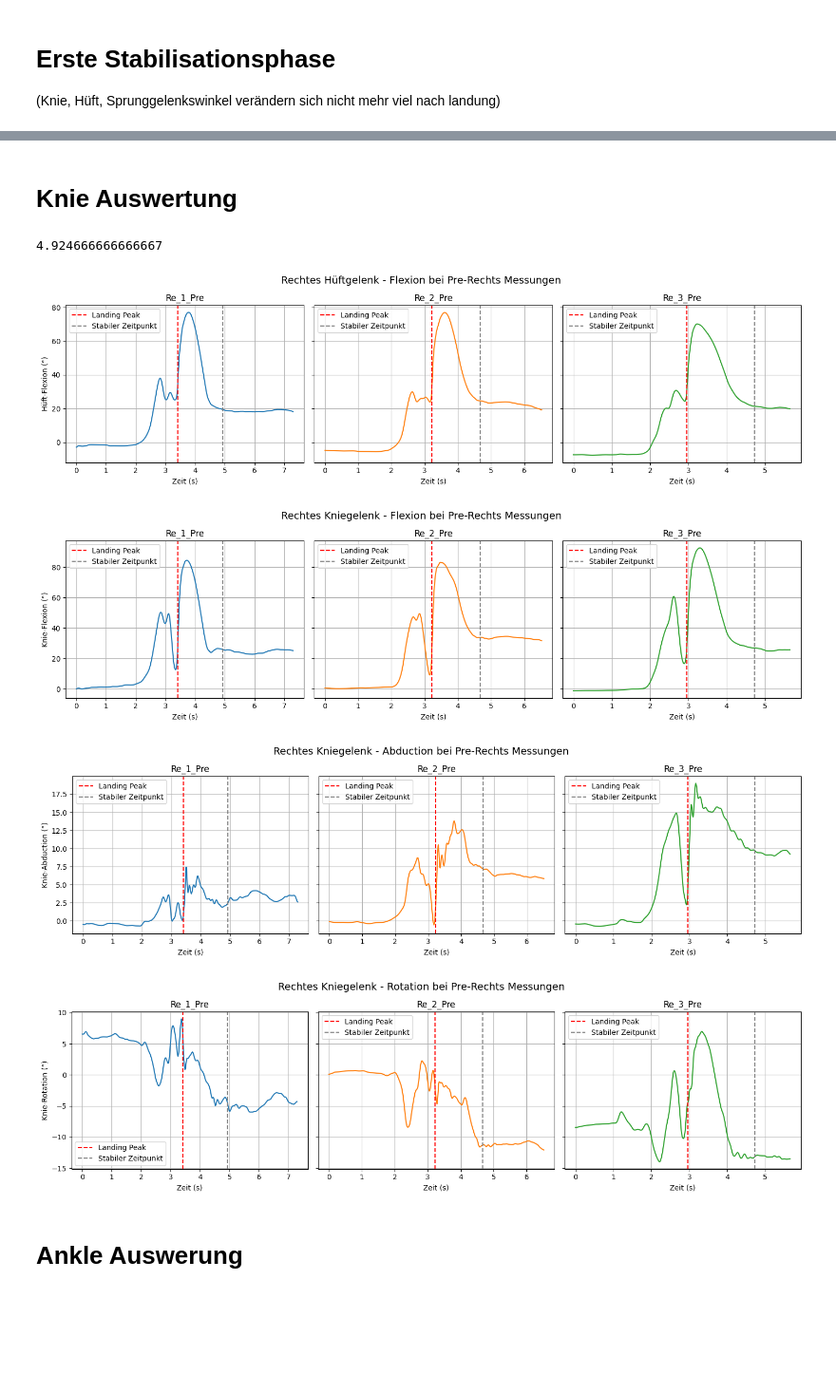
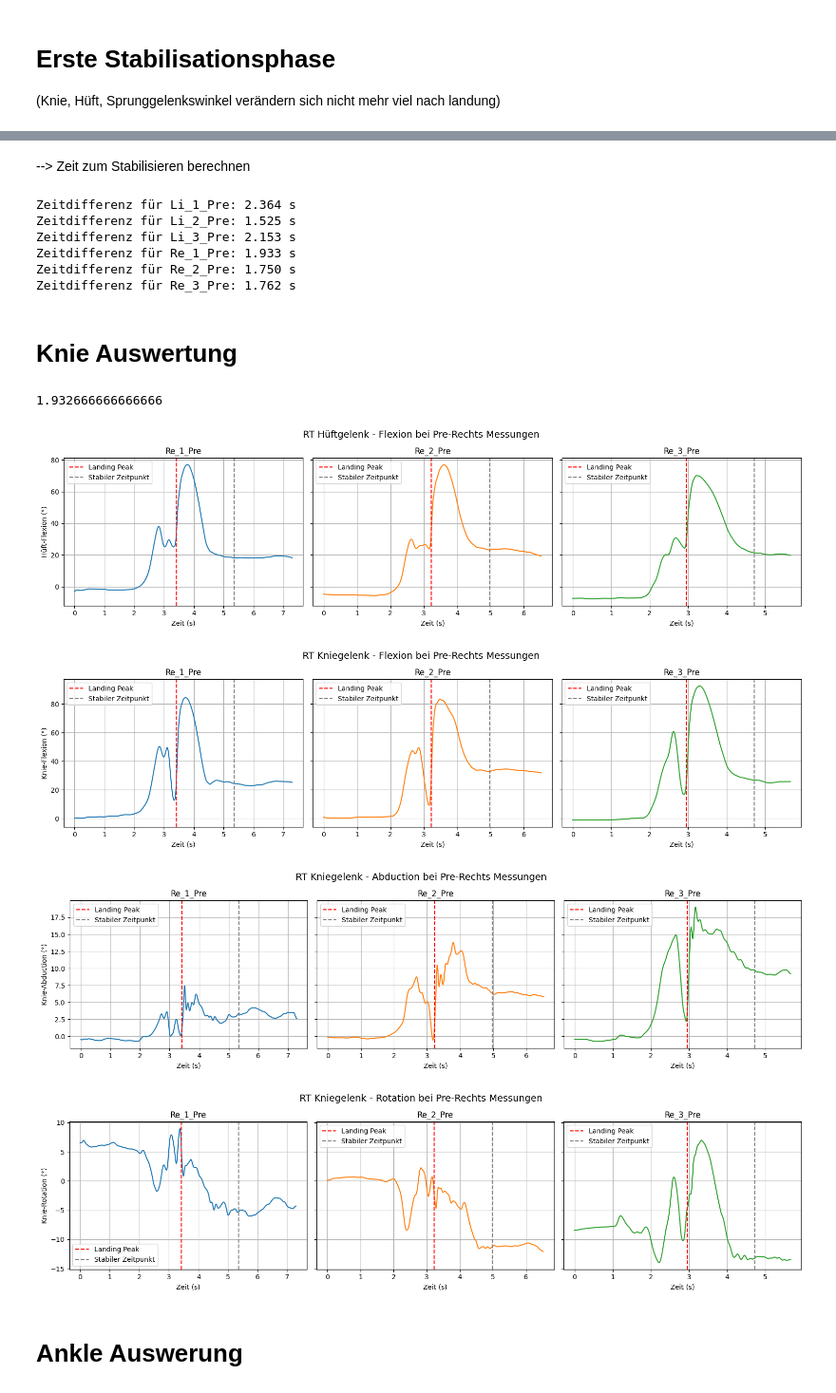
Before and after one commit to TillSchroeter/BewA_Stability, a Jupyter notebook: IMU_Auswertung.ipynb, the cells around one changed output, grey strips where cells are left out. Shown at 95% size. Drawn from its saved outputs; the diff is of its cells as text; code cells hidden in the pictures; blank space fills up the shorter version.

```diff
--- a/IMU_Auswertung.ipynb
+++ b/IMU_Auswertung.ipynb
@@ -204,9 +204,9 @@ C_Daten_file_map = {
 }
 
 landing_peaks = {
-    "Li_1_Pre": 3,
-    "Li_2_Pre": 3,
-    "Li_3_Pre": 3,
+    "Li_1_Pre": 3.241,
+    "Li_2_Pre": 2.769,
+    "Li_3_Pre": 3.545,
     "Re_1_Pre": 3.418,
     "Re_2_Pre": 3.223,
     "Re_3_Pre": 2.963,
@@ -257,7 +257,7 @@ columns_to_extract = [
     "Noraxon MyoMotion-Segments-Upper spine-RT Rotation (deg)"
 ]
 
-
+keys = ("Li_1_Pre", "Li_2_Pre", "Li_3_Pre","Re_1_Pre","Re_2_Pre","Re_3_Pre")
 
 # Datenstruktur mit Landepunkt
 data = {}
@@ -379,24 +427,47 @@ Stabiler Zeitpunkt für Re_3_Pre (RT Ankle Dorsiflexion (deg)): 4.322 s
+# %% [markdown]
+--> Zeit zum Stabilisieren berechnen
+# %%
+# Differenz zwischen peak time und stable time
+
+for key in keys:
+    peak_time = data[key]["landing_peak_time"]
+    stable_time = data[key]["stable_time"]
+
+    time_difference = stable_time - peak_time
+    # Hier kannst du die Zeitdifferenz speichern oder weiterverarbeiten
+    data[key]["time_difference"] = time_difference
+    print(f"Zeitdifferenz für {key}: {time_difference:.3f} s")
+# %% [output]
+Zeitdifferenz für Li_1_Pre: 2.364 s
+Zeitdifferenz für Li_2_Pre: 1.525 s
+Zeitdifferenz für Li_3_Pre: 2.153 s
+Zeitdifferenz für Re_1_Pre: 1.933 s
+Zeitdifferenz für Re_2_Pre: 1.750 s
+Zeitdifferenz für Re_3_Pre: 1.762 s
 # %% [markdown]
 # Knie Auswertung
 # %%
-print (data["Re_1_Pre"]["stable_time"])
+print (data["Re_1_Pre"]["time_difference"])
 # %% [output]
-4.924666666666667
+1.932666666666666
 # %%
 ### Plotten vom Kniegelenk
 
 # Keys und Farben für die Messungen
+direktion = "RT"
+# direktion = "LT"
 pre_re_keys = ["Re_1_Pre", "Re_2_Pre", "Re_3_Pre"]
+# pre_re_keys = ["Li_1_Pre", "Li_2_Pre", "Li_3_Pre"]
 colors = ['tab:blue', 'tab:orange', 'tab:green']
 
 ### Hüfte Flexion
 # Erstelle Subplots (1 Zeile, 3 Spalten)
-fig1, axes1 = plt.subplots(1, 3, figsize=(15, 4), sharey=True)
+fig1, axes1 = plt.subplots(1, 3, figsize=(16, 4), sharey=True)
 
 for i, (key, color) in enumerate(zip(pre_re_keys, colors)):
     df = data[key]["df"]
     time = df["time"]
-    df_angle = df["RT Hip Flexion (deg)"]
+    df_angle = df[direktion + " Hip Flexion (deg)"]
     peak_time = data[key]["landing_peak_time"]
     stable_time = data[key]["stable_time"]
 
@@ -413,18 +484,18 @@ for i, (key, color) in enumerate(zip(pre_re_keys, colors)):
 
 # Abstand optimieren
 plt.tight_layout()
-plt.suptitle("Rechtes Hüftgelenk - Flexion bei Pre-Rechts Messungen", fontsize=14, y=1.05)
+plt.suptitle(direktion + " Hüftgelenk - Flexion bei Pre-Rechts Messungen", fontsize=14, y=1.05)
 plt.show()
 
 
 ### Kniegelenk Flexion
 # Erstelle Subplots (1 Zeile, 3 Spalten)
-fig1, axes1 = plt.subplots(1, 3, figsize=(15, 4), sharey=True)
+fig1, axes1 = plt.subplots(1, 3, figsize=(16, 4), sharey=True)
 
 for i, (key, color) in enumerate(zip(pre_re_keys, colors)):
     df = data[key]["df"]
     time = df["time"]
-    df_angle = df["RT Knee Flexion (deg)"]
+    df_angle = df[direktion + " Knee Flexion (deg)"]
     peak_time = data[key]["landing_peak_time"]
     stable_time = data[key]["stable_time"]
 
@@ -441,17 +512,17 @@ for i, (key, color) in enumerate(zip(pre_re_keys, colors)):
 
 # Abstand optimieren
 plt.tight_layout()
-plt.suptitle("Rechtes Kniegelenk - Flexion bei Pre-Rechts Messungen", fontsize=14, y=1.05)
+plt.suptitle(direktion + " Kniegelenk - Flexion bei Pre-Rechts Messungen", fontsize=14, y=1.05)
 plt.show()
 
 ### Kniegelenk Abduktion
 # Erstelle Subplots (1 Zeile, 3 Spalten)
-fig2, axes2 = plt.subplots(1, 3, figsize=(15, 4), sharey=True)
+fig2, axes2 = plt.subplots(1, 3, figsize=(16, 4), sharey=True)
 
 for i, (key, color) in enumerate(zip(pre_re_keys, colors)):
     df = data[key]["df"]
     time = df["time"]
-    df_angle = df["RT Knee Abduction (deg)"]
+    df_angle = df[direktion + " Knee Abduction (deg)"]
     peak_time = data[key]["landing_peak_time"]
     stable_time = data[key]["stable_time"]
 
@@ -467,41 +538,41 @@ for i, (key, color) in enumerate(zip(pre_re_keys, colors)):
     ax.legend()
 
 # Abstand optimieren
 plt.tight_layout()
-plt.suptitle("Rechtes Kniegelenk - Abduction bei Pre-Rechts Messungen", fontsize=14, y=1.05)
+plt.suptitle(direktion + " Kniegelenk - Abduction bei Pre-Rechts Messungen", fontsize=14, y=1.05)
 plt.show()
 
 ### Kniegelenk Rotation
 # Erstelle Subplots (1 Zeile, 3 Spalten)
-fig3, axes3 = plt.subplots(1, 3, figsize=(15, 4), sharey=True)
+fig3, axes3 = plt.subplots(1, 3, figsize=(16, 4), sharey=True)
 
 for i, (key, color) in enumerate(zip(pre_re_keys, colors)):
     df = data[key]["df"]
     time = df["time"]
-    df_angle = df["RT Knee Rotation Ext (deg)"]
+    df_angle = df[direktion + " Knee Rotation Ext (deg)"]
     peak_time = data[key]["landing_peak_time"]
     stable_time = data[key]["stable_time"]
 
     ax = axes3[i]
     ax.plot(time, df_angle, color=color)
     ax.axvline(x=peak_time, color='red', linestyle='--', label='Landing Peak')
     ax.axvline(x=stable_time, color='grey', linestyle='--', label='Stabiler Zeitpunkt')
     ax.set_title(key)
     ax.set_xlabel("Zeit (s)")
     if i == 0:
         ax.set_ylabel("Knie-Rotation (°)")
     ax.grid(True)
     ax.legend()
 
 # Abstand optimieren
 plt.tight_layout()
-plt.suptitle("Rechtes Kniegelenk - Rotation bei Pre-Rechts Messungen", fontsize=14, y=1.05)
+plt.suptitle(direktion + " Kniegelenk - Rotation bei Pre-Rechts Messungen", fontsize=14, y=1.05)
 plt.show()
 # %% [output]
-[figure, old version]
+[figure, new version]
-[figure, old version]
+[figure, new version]
-[figure, old version]
+[figure, new version]
-[figure, old version]
+[figure, new version]
 # %% [markdown]
 # Ankle Auswerung
 # %%
```
Also changed, not shown: parts of 3 cells of this notebook.
